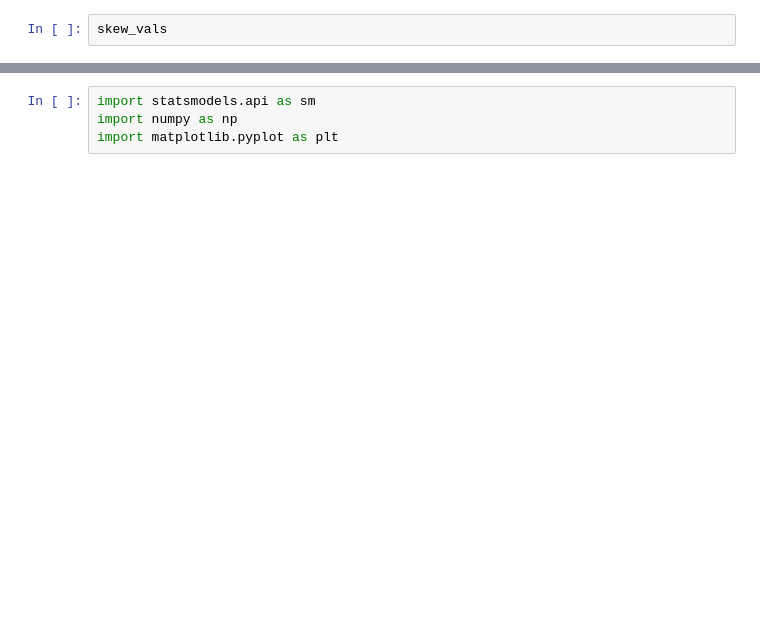
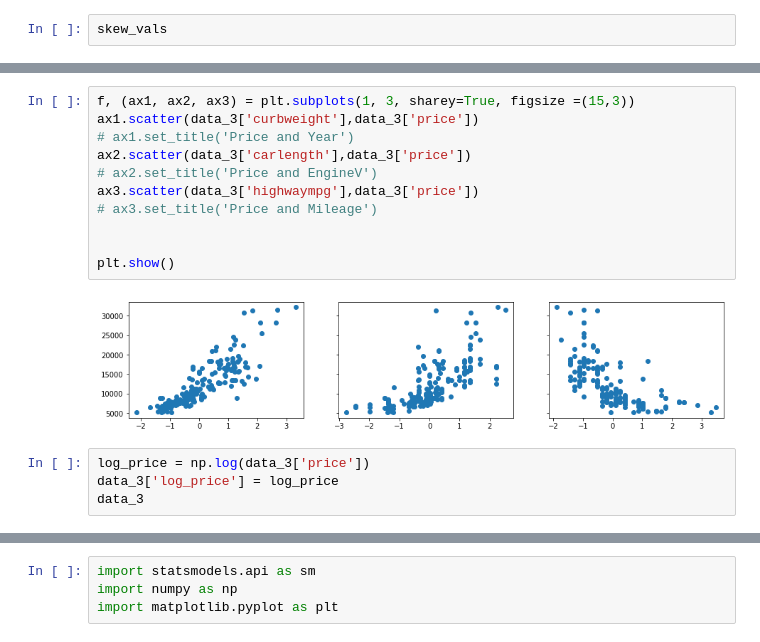
Before and after one commit to afzal34sl/Data-Science, a Jupyter notebook: CarPrice_EDA_LR.ipynb, the cells around one changed output, grey strips where cells are left out. Drawn from its saved outputs; the diff is of its cells as text; blank space fills up the shorter version.

```diff
--- a/CarPrice_EDA_LR.ipynb
+++ b/CarPrice_EDA_LR.ipynb
@@ -381,0 +279,17 @@ Model Selection
+# %%
+f, (ax1, ax2, ax3) = plt.subplots(1, 3, sharey=True, figsize =(15,3))
+ax1.scatter(data_3['curbweight'],data_3['price'])
+# ax1.set_title('Price and Year')
+ax2.scatter(data_3['carlength'],data_3['price'])
+# ax2.set_title('Price and EngineV')
+ax3.scatter(data_3['highwaympg'],data_3['price'])
+# ax3.set_title('Price and Mileage')
+
+
+plt.show()
+# %% [output]
+[figure, added]
+# %%
+log_price = np.log(data_3['price'])
+data_3['log_price'] = log_price
+data_3
```
Also changed, not shown: parts of 128 cells of this notebook.
